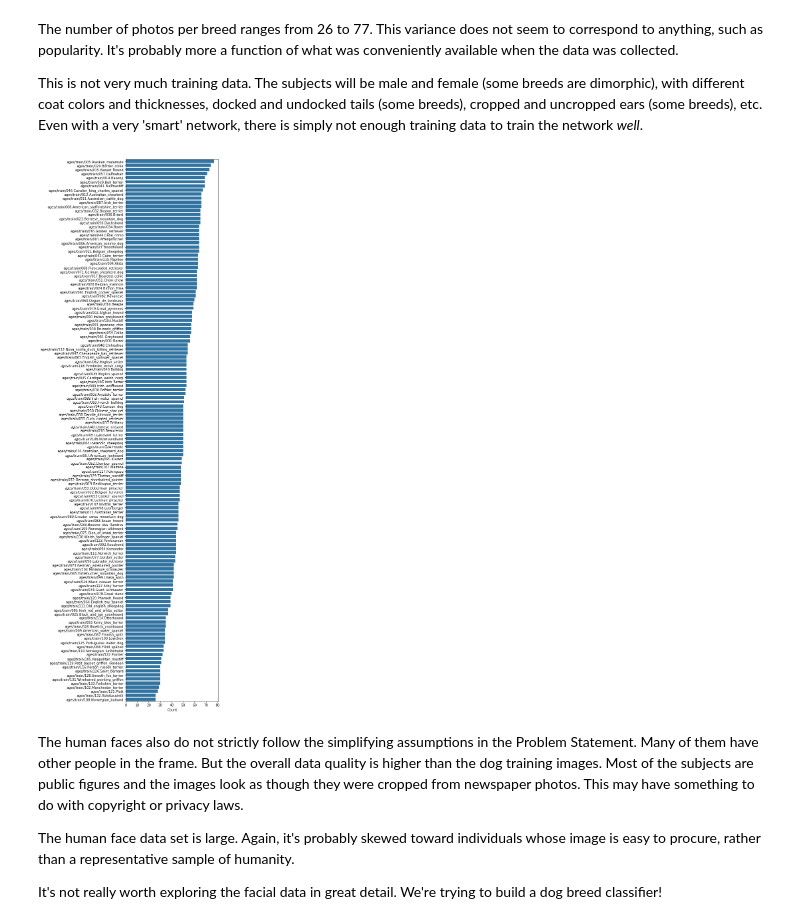
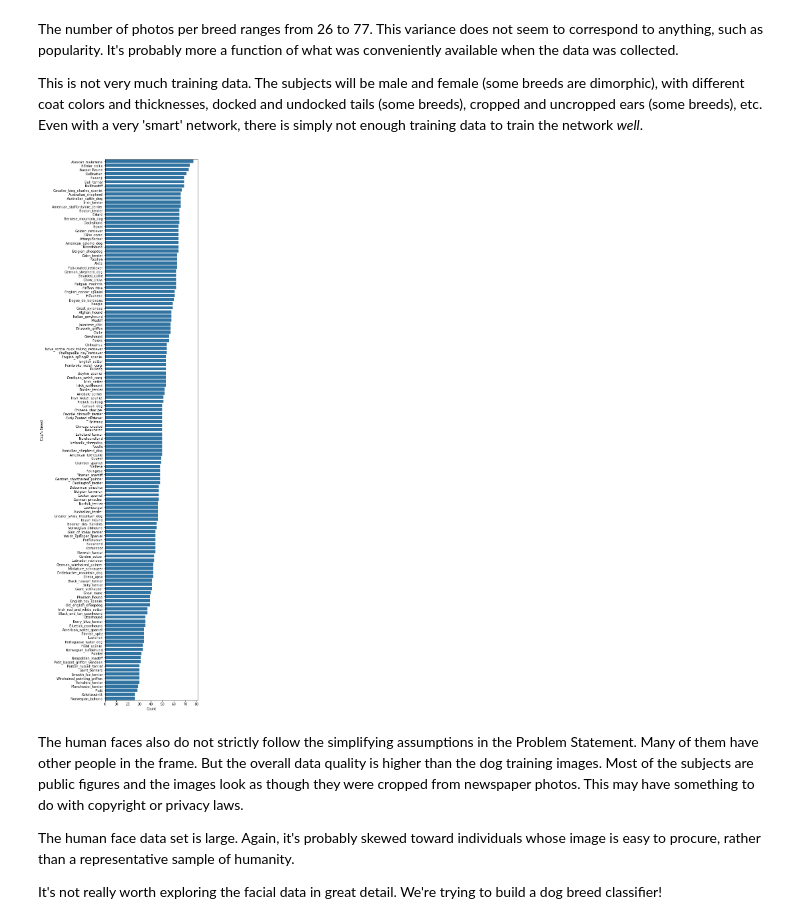
Before and after one commit to ignyel/Dog-Breed-Identifier, a Jupyter notebook: dog_app.ipynb, the cells around one changed output. Cells and saved outputs as stored; diff of their text form; code cells hidden in the pictures.

```diff
--- a/dog_app.ipynb
+++ b/dog_app.ipynb
@@ -189,10 +189,18 @@ The number of photos per breed ranges from 26 to 77.  This variance does not see
 This is not very much training data.  The subjects will be male and female (some breeds are dimorphic), with different coat colors and thicknesses, docked and undocked tails (some breeds), cropped and uncropped ears (some breeds), etc.  Even with a very 'smart' network, there is simply not enough training data to train the network _well_.
 # %%
 base_color = sb.color_palette()[0]
+
+# formattng the breed names
+df_count.reset_index(inplace=True)
+df_count['index'] = df_count['index'].apply(lambda x: x.split('.')[1])
+
+# plot the count
 plt.figure(figsize=(5,30))
-sb.barplot(x='Count', y=df_count.index, data=df_count, color=base_color);
+sb.barplot(x='Count', y='index', data=df_count, color=base_color)
+plt.ylabel("Dog's Breed")
+plt.show();
 # %% [output]
-[figure, old version]
+[figure, new version]
 # %% [markdown]
 The human faces also do not strictly follow the simplifying assumptions in the Problem Statement.  Many of them have other people in the frame.  But the overall data quality is higher than the dog training images.  Most of the subjects are public figures and the images look as though they were cropped from newspaper photos.  This may have something to do with copyright or privacy laws.
 
```
